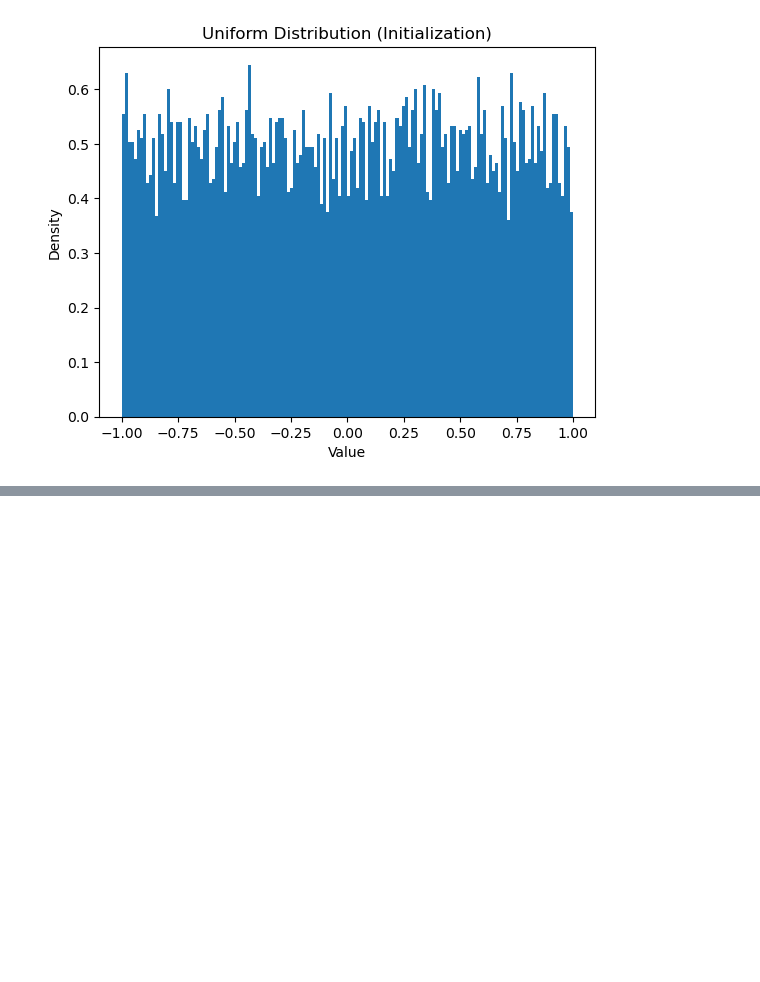
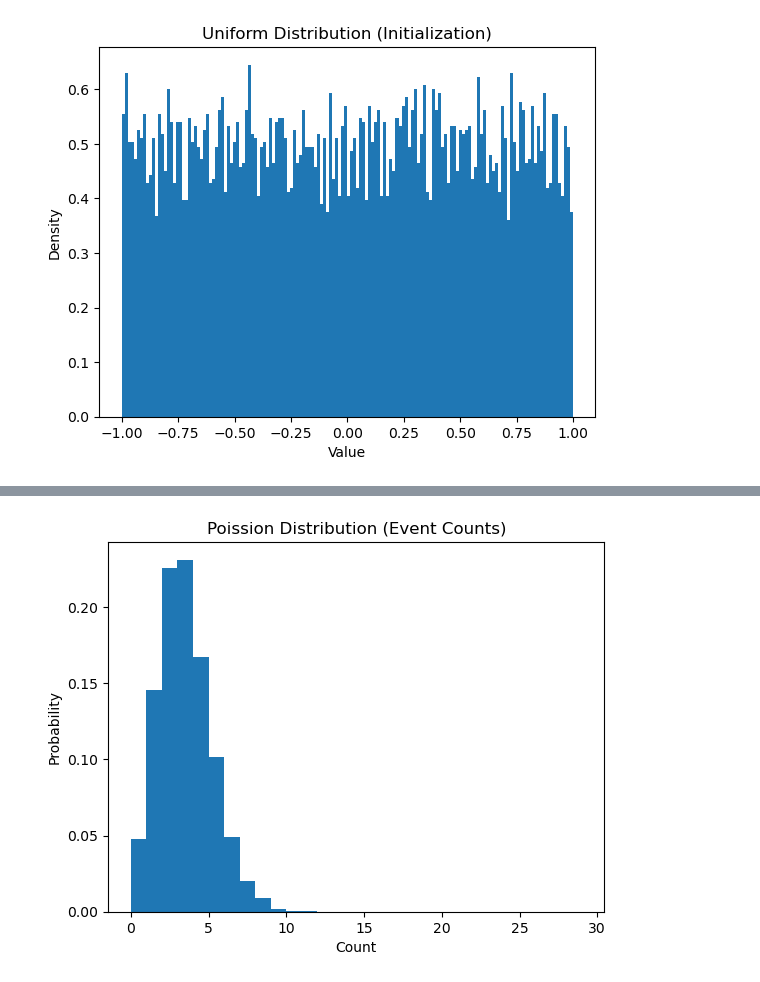
Before and after one commit to cosmological01/AI-ML-Repository-, a Jupyter notebook: week 3/Probability_Distribution_Function.ipynb, the cells around one changed output, grey strips where cells are left out. Cells and saved outputs as stored; diff of their text form; code cells hidden in the pictures; blank space fills up the shorter version.

```diff
--- a/week 3/Probability_Distribution_Function.ipynb
+++ b/week 3/Probability_Distribution_Function.ipynb
@@ -234,0 +245,13 @@ plt.show()
+# %%
+lam = 3 # average rate
+size = 10000
+
+poisson_samples = np.random.poisson(lam,size)
+
+plt.hist(poisson_samples,bins = range(30),density=True)
+plt.title("Poission Distribution (Event Counts)")
+plt.xlabel("Count")
+plt.ylabel("Probability")
+plt.show()
+# %% [output]
+[figure, added]
```
Also changed, not shown: parts of 4 cells of this notebook, 5 other files.
